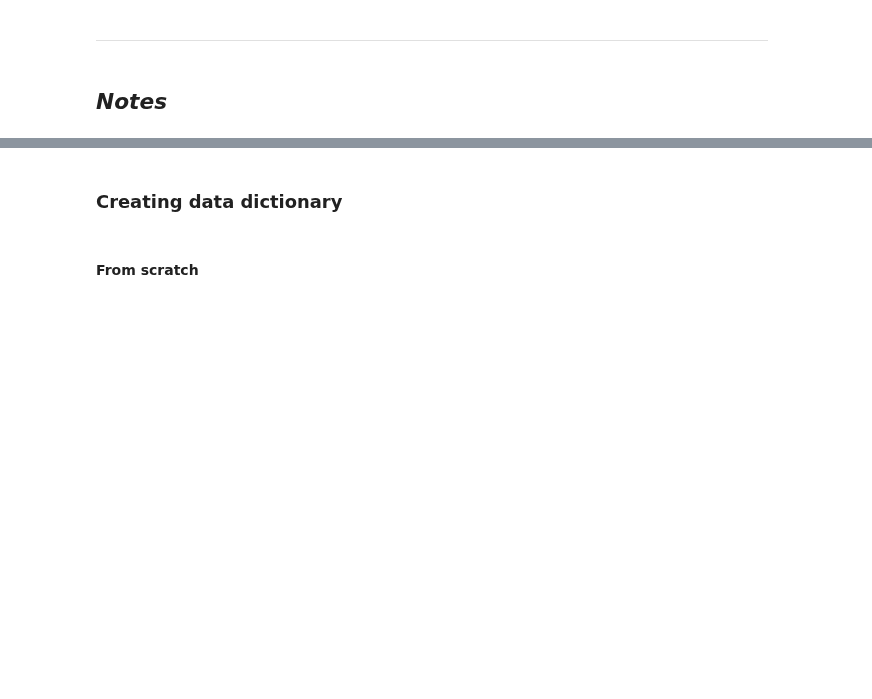
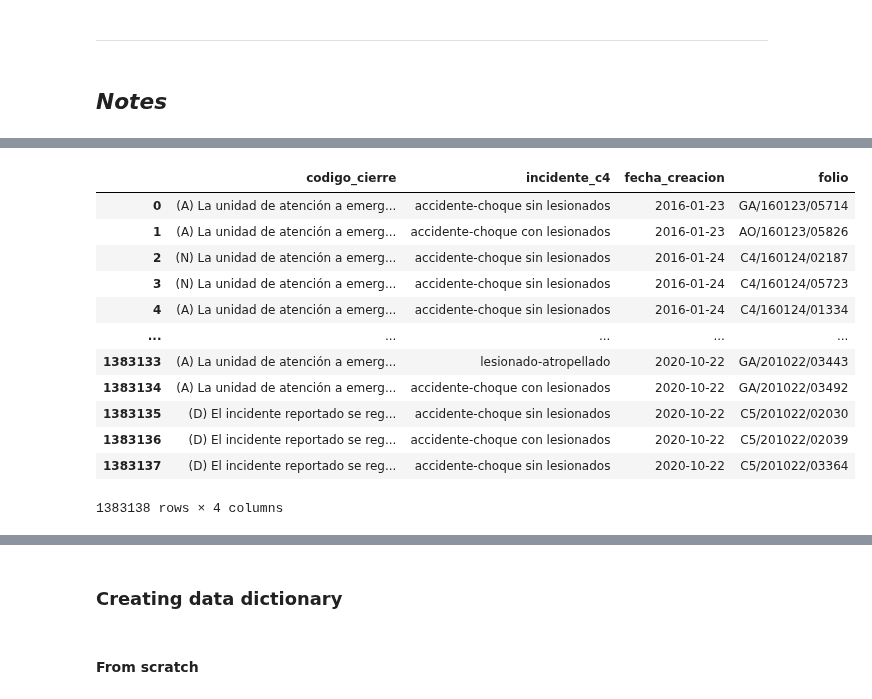
Before and after one commit to robperch/intro_to_ds_project, a Jupyter notebook: notebooks/data_profiling.ipynb, the cells around one changed output, grey strips where cells are left out. Drawn from its saved outputs; the diff is of its cells as text; code cells hidden in the pictures; blank space fills up the shorter version.

```diff
--- a/notebooks/data_profiling.ipynb
+++ b/notebooks/data_profiling.ipynb
@@ -303,0 +396,27 @@ None
+# %%
+rc = [
+    "codigo_cierre",
+    "incidente_c4",
+    "fecha_creacion",
+    "folio"
+]
+
+dfx = df_c5.loc[:, rc]
+
+dfx["fecha_creacion"] = pd.to_datetime(dfx["fecha_creacion"])
+
+dfx
+# %% [output]
+|  | codigo_cierre | incidente_c4 | fecha_creacion | folio |
+| 0 | (A) La unidad de atención a emerg... | accidente-choque sin lesionados | 2016-01-23 | GA/160123/05714 |
+| 1 | (A) La unidad de atención a emerg... | accidente-choque con lesionados | 2016-01-23 | AO/160123/05826 |
+| 2 | (N) La unidad de atención a emerg... | accidente-choque sin lesionados | 2016-01-24 | C4/160124/02187 |
+| 3 | (N) La unidad de atención a emerg... | accidente-choque sin lesionados | 2016-01-24 | C4/160124/05723 |
+| 4 | (A) La unidad de atención a emerg... | accidente-choque sin lesionados | 2016-01-24 | C4/160124/01334 |
+| ... | ... | ... | ... | ... |
+| 1383133 | (A) La unidad de atención a emerg... | lesionado-atropellado | 2020-10-22 | GA/201022/03443 |
+| 1383134 | (A) La unidad de atención a emerg... | accidente-choque con lesionados | 2020-10-22 | GA/201022/03492 |
+| 1383135 | (D) El incidente reportado se reg... | accidente-choque sin lesionados | 2020-10-22 | C5/201022/02030 |
+| 1383136 | (D) El incidente reportado se reg... | accidente-choque con lesionados | 2020-10-22 | C5/201022/02039 |
+| 1383137 | (D) El incidente reportado se reg... | accidente-choque sin lesionados | 2020-10-22 | C5/201022/03364 |
+1383138 rows × 4 columns
```
Also changed, not shown: parts of 12 cells of this notebook.
